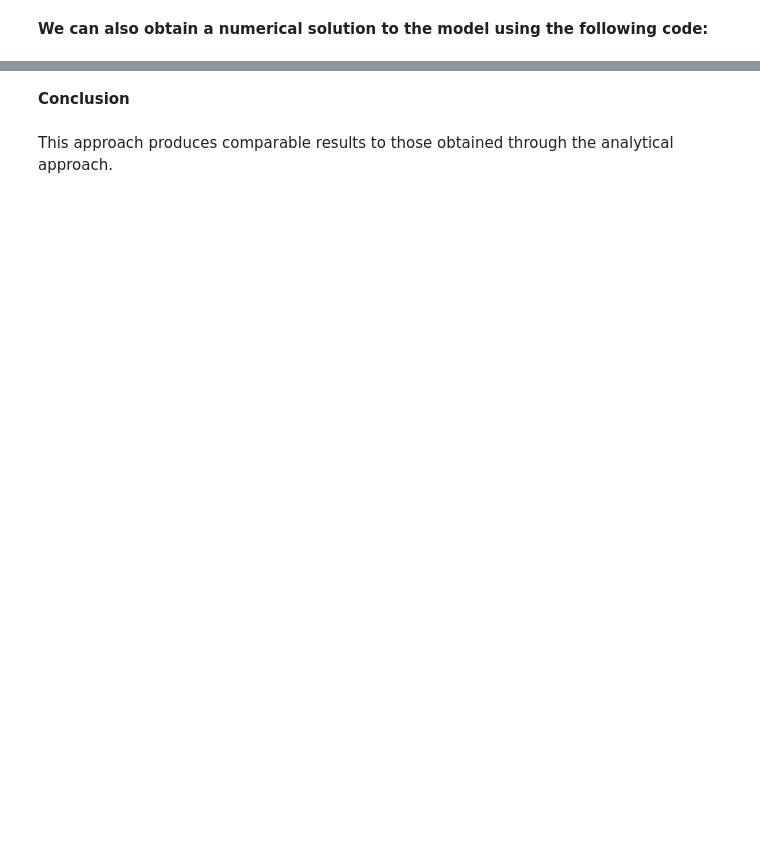
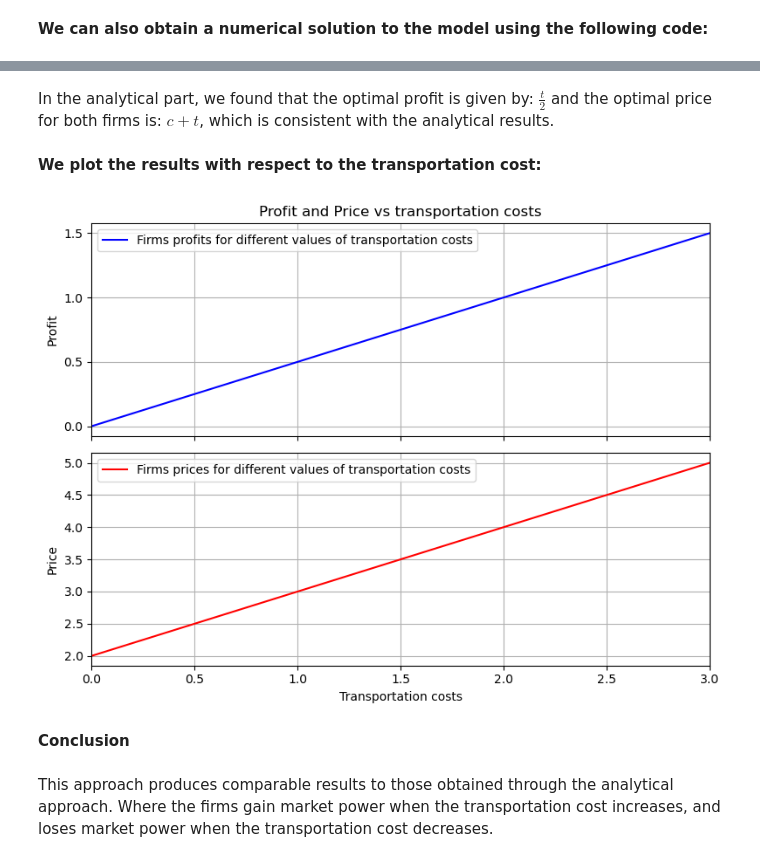
Before and after one commit to NumEconCopenhagen/projects-2023-noobs, a Jupyter notebook: modelproject/Hotelling.ipynb, the cells around one changed output, grey strips where cells are left out. Drawn from its saved outputs; the diff is of its cells as text; code cells hidden in the pictures; blank space fills up the shorter version.

```diff
--- a/modelproject/Hotelling.ipynb
+++ b/modelproject/Hotelling.ipynb
@@ -127,8 +123,6 @@ $\displaystyle 1 - \frac{- p_{1} + p_{2} + t}{2 t}$
 
 We find the optimal price, and thereby the optimal profit
 # %%
-from sympy import symbols, simplify, solve
-
 # Define the variables and parameters
 p_1, p_2, r, t, c = sm.symbols('p_1 p_2 r t c')
 
@@ -141,20 +135,18 @@ revenue_1 = demand_1 * p_1
 revenue_2 = demand_2 * p_2
 
 # Calculate the cost for firm 1 and firm 2
-cost_1 = c * demand_1**2
-cost_2 = c * demand_2**2
+cost_1 = c * demand_1
+cost_2 = c * demand_2
 
 # Calculate the profit for firm 1 and firm 2
 profit_1 = sm.simplify(revenue_1 - cost_1)
 profit_2 = sm.simplify(revenue_2 - cost_2)
 
-
 # Differentiate the profit function with respect to the price
 derivative = profit_1.diff(p_1)
 
-# Solve for the optimal price (we apply symmetry, as profit functions symmetric, hereby p_1=p_2)
+# Solve for the optimal price (we apply symmetry, as the profit functions are symmetric, hereby p_1=p_2)
 optimal_p = sm.solve(derivative.subs(p_2, p_1), p_1)  # Substitute p_2 with p_1
-
 
 # Calculate the marginal cost
 MC = sm.simplify(2 * c * demand_1.subs([(p_1, optimal_p[0]), (p_2, optimal_p[0])]))
@@ -267,4 +283,33 @@ Firm 2: profit = 0.00, price = 2.00, location = 1.00
+# %% [markdown]
+In the analytical part, we found that the optimal profit is given by: $\frac{t}{2}$ and the optimal price for both firms is: $c+t$, which is consistent with the analytical results.
+# %% [markdown]
+**We plot the results with respect to the transportation cost:**
+# %%
+# Plot results
+fig, (ax1, ax2) = plt.subplots(nrows=2, sharex=True, figsize=(8, 6))  # Adjust figure size
+
+# Plot profit
+ax1.plot(t_values, pi1_values, label="Firms profits for different values of transportation costs", color="blue")
+ax1.set_ylabel('Profit')
+ax1.set_title('Profit and Price vs transportation costs')
+ax1.yaxis.set_major_locator(ticker.MultipleLocator(0.5))  # Set y-axis interval to 0.5
+ax1.legend()
+ax1.grid(True)
+
+# Plot price
+ax2.plot(t_values, p1_values, label="Firms prices for different values of transportation costs", color="red")
+ax2.set_xlabel('Transportation costs')
+ax2.set_ylabel('Price')
+ax2.yaxis.set_major_locator(ticker.MultipleLocator(0.5))  # Set y-axis interval to 0.5
+ax2.legend()
+ax2.grid(True)
+
+plt.xlim(0.0, 3)
+plt.tight_layout()
+plt.show()
+# %% [output]
+[figure, added]
 # %% [markdown]
 **Conclusion**
 # %% [markdown]
-This approach produces comparable results to those obtained through the analytical approach.
+This approach produces comparable results to those obtained through the analytical approach. Where the firms gain market power when the transportation cost increases, and loses market power when the transportation cost decreases.
```
Also changed, not shown: parts of 13 cells of this notebook.
